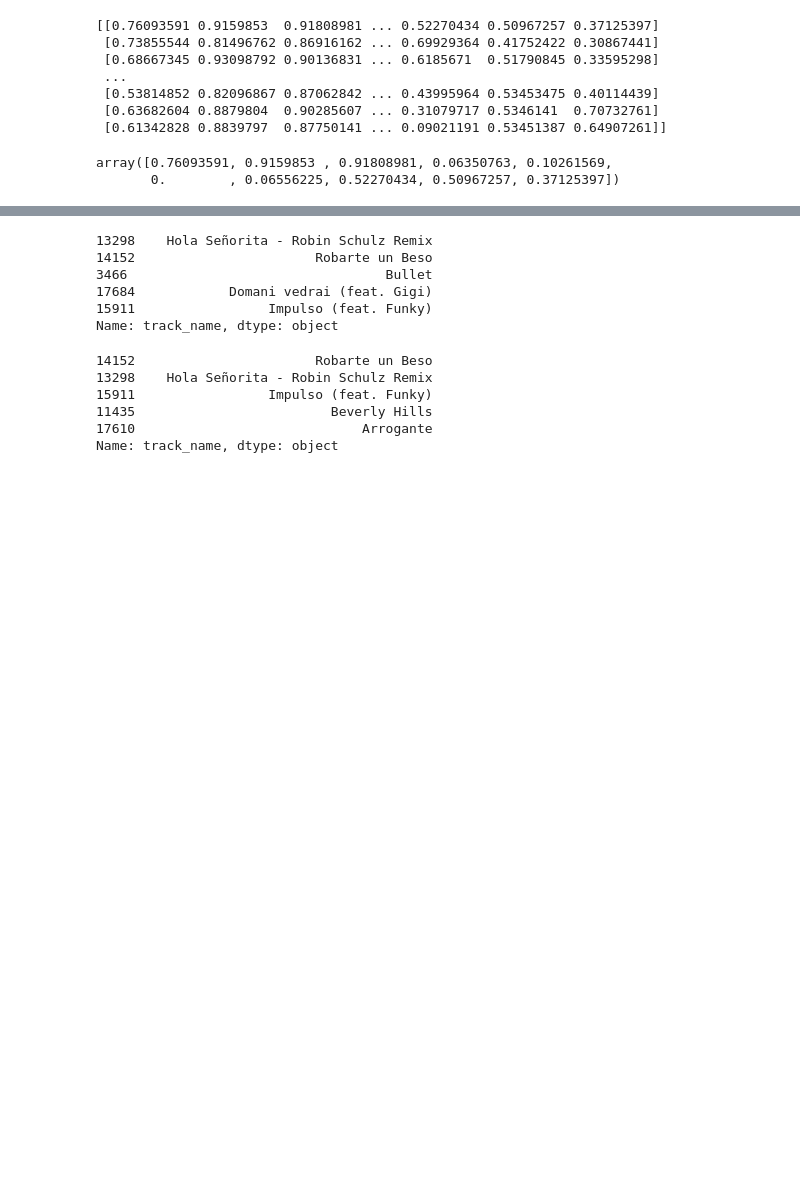
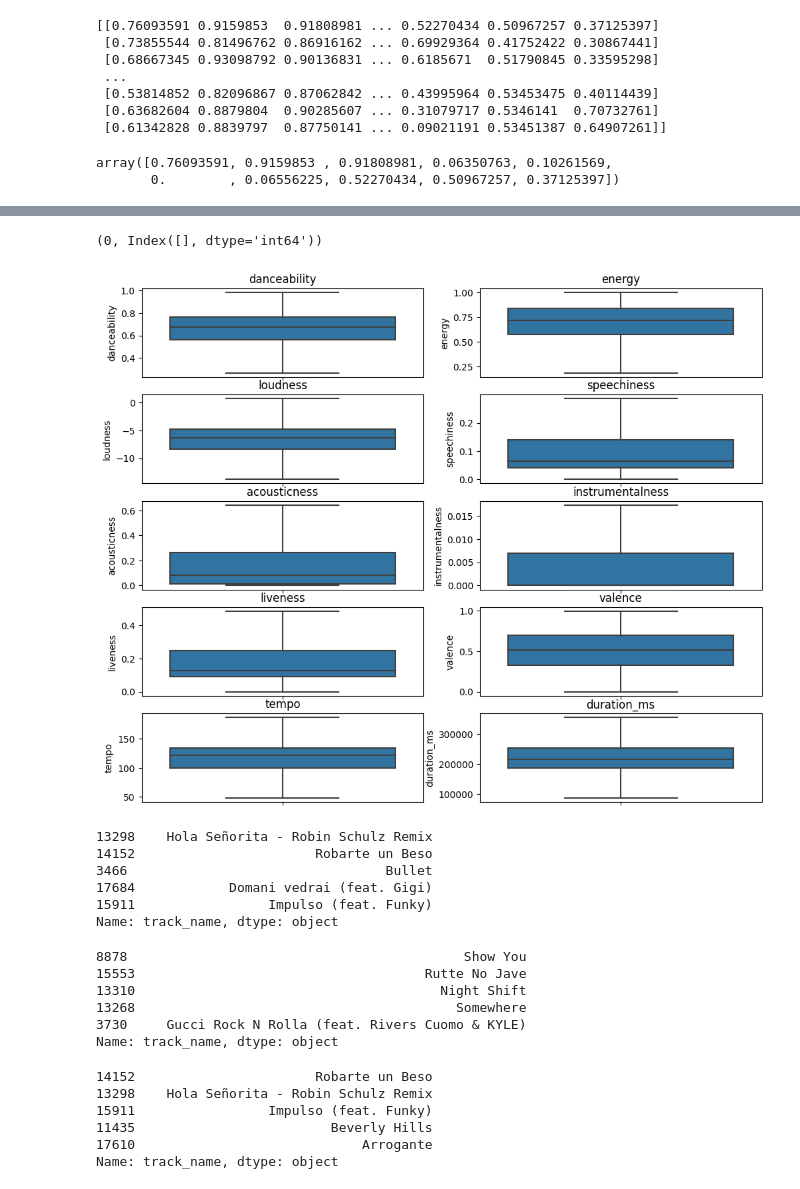
Before and after one commit to mariashiferaw/Team-4--Music-Recommendation-System, a Jupyter notebook: Recommendation_System.ipynb, the cells around one changed output, grey strips where cells are left out. Drawn from its saved outputs; the diff is of its cells as text; code cells hidden in the pictures; blank space fills up the shorter version.

Commit message:
try to handle outliners

```diff
--- a/Recommendation_System.ipynb
+++ b/Recommendation_System.ipynb
@@ -39,3 +41,9 @@ X_scaled[0]
  [0.61342828 0.8839797  0.87750141 ... 0.09021191 0.53451387 0.64907261]]
 array([0.76093591, 0.9159853 , 0.91808981, 0.06350763, 0.10261569,
        0.        , 0.06556225, 0.52270434, 0.50967257, 0.37125397])
+# %%
+df = pd.DataFrame(X_scaled,columns = X.columns)
+
+df.head()
+
+# sns.boxplot(data=df[features], orient="h")
@@ -41,0 +57,11 @@ array([0.76093591, 0.9159853 , 0.91808981, 0.06350763, 0.10261569,
+# %%
+Q1 = df[features].quantile(0.25)
+Q3 = df[features].quantile(0.75)
+
+IQR = Q3 - Q1
+
+outliers = ((df[features] < (Q1 - 1.5 * IQR)) | (df[features] > (Q3 + 1.5 * IQR))).any(axis=1)
+outliers_indices = df[outliers].index
+num_outlier = outliers.sum()
+
+num_outlier,outliers_indices
@@ -41,0 +74,12 @@ array([0.76093591, 0.9159853 , 0.91808981, 0.06350763, 0.10261569,
+# %%
+data2 = data.copy()
+# %%
+for feature in features:
+    Q1 = data2[feature].quantile(0.25)
+    Q3 = data2[feature].quantile(0.75)
+    IQR = Q3 - Q1
+    lower_bound = Q1 - 1.5 * IQR
+    upper_bound = Q3 + 1.5 * IQR
+    data2[feature] = data2[feature].clip(lower_bound, upper_bound)
+
+data2
@@ -41,0 +100,13 @@ array([0.76093591, 0.9159853 , 0.91808981, 0.06350763, 0.10261569,
+# %%
+Q1 = data2[features].quantile(0.25)
+Q3 = data2[features].quantile(0.75)
+
+IQR = Q3 - Q1
+
+outliers = ((data2[features] < (Q1 - 1.5 * IQR)) | (data2[features] > (Q3 + 1.5 * IQR))).any(axis=1)
+outliers_indices = data2[outliers].index
+num_outlier = outliers.sum()
+
+num_outlier,outliers_indices
+# %% [output]
+(0, Index([], dtype='int64'))
@@ -42,3 +116,15 @@ array([0.76093591, 0.9159853 , 0.91808981, 0.06350763, 0.10261569,
+# %%
+# Visualizing outliners by using box plots
+plt.figure(figsize=(12,10))
+
+for i,feature in enumerate(features,1):
+    plt.subplot(5,2,i)
+    sns.boxplot(y=data2[feature])
+    plt.title(feature)
+
+plt.show()
+# %% [output]
+[figure, added]
 # %%
 def recommend_song_cosine(song_name,data,normalize_features,n=5):
     if song_name not in data['track_name'].values:
@@ -67,6 +153,15 @@ print(recommend_song_cosine('Memories - Dillon Francis Remix',data,X_scaled))
 17684            Domani vedrai (feat. Gigi)
 15911                 Impulso (feat. Funky)
 Name: track_name, dtype: object
+# %%
+print(recommend_song_cosine('Memories - Dillon Francis Remix',data2,X2_scaled))
+# %% [output]
+8878                                           Show You
+15553                                     Rutte No Jave
+13310                                       Night Shift
+13268                                         Somewhere
+3730     Gucci Rock N Rolla (feat. Rivers Cuomo & KYLE)
+Name: track_name, dtype: object
 # %%
 def recommend_song_euclidean(song_name,data,normalize_features,n=5):
     if song_name not in data['track_name'].values:
```
Also changed, not shown: parts of 7 cells of this notebook.
